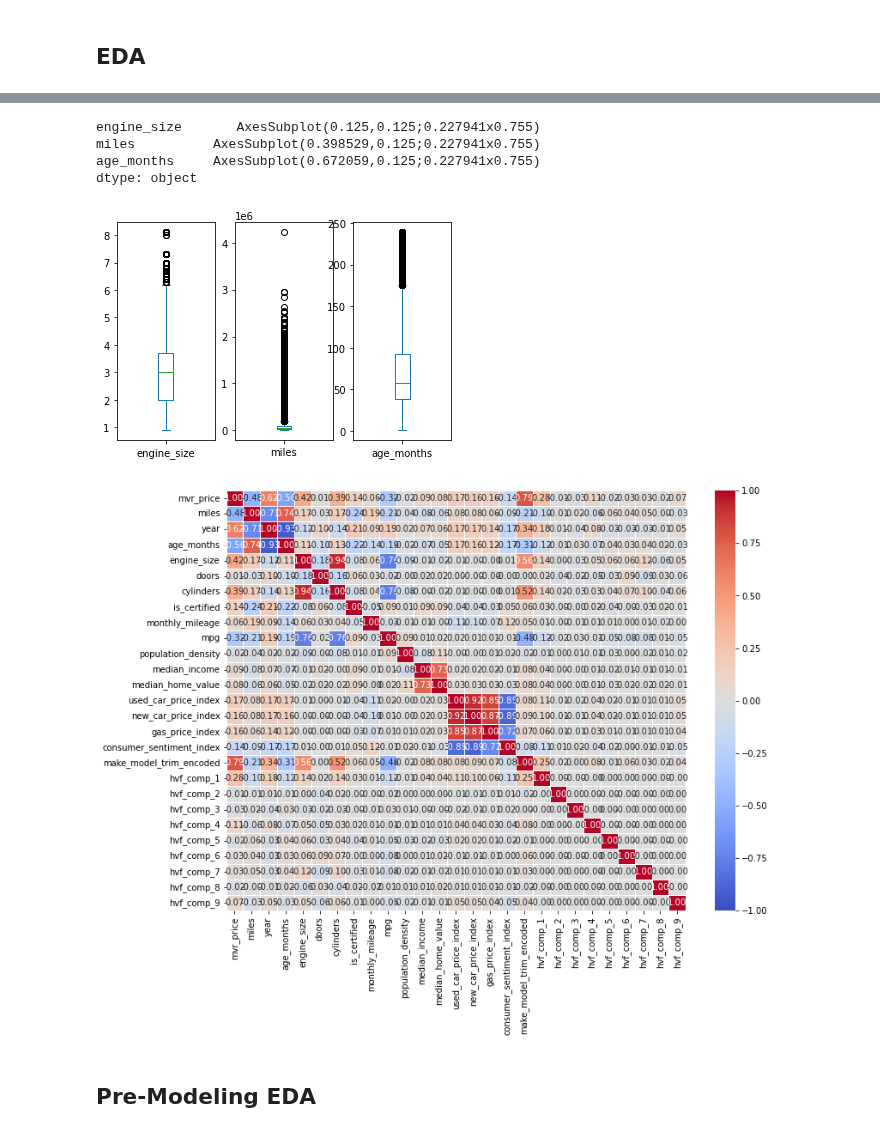
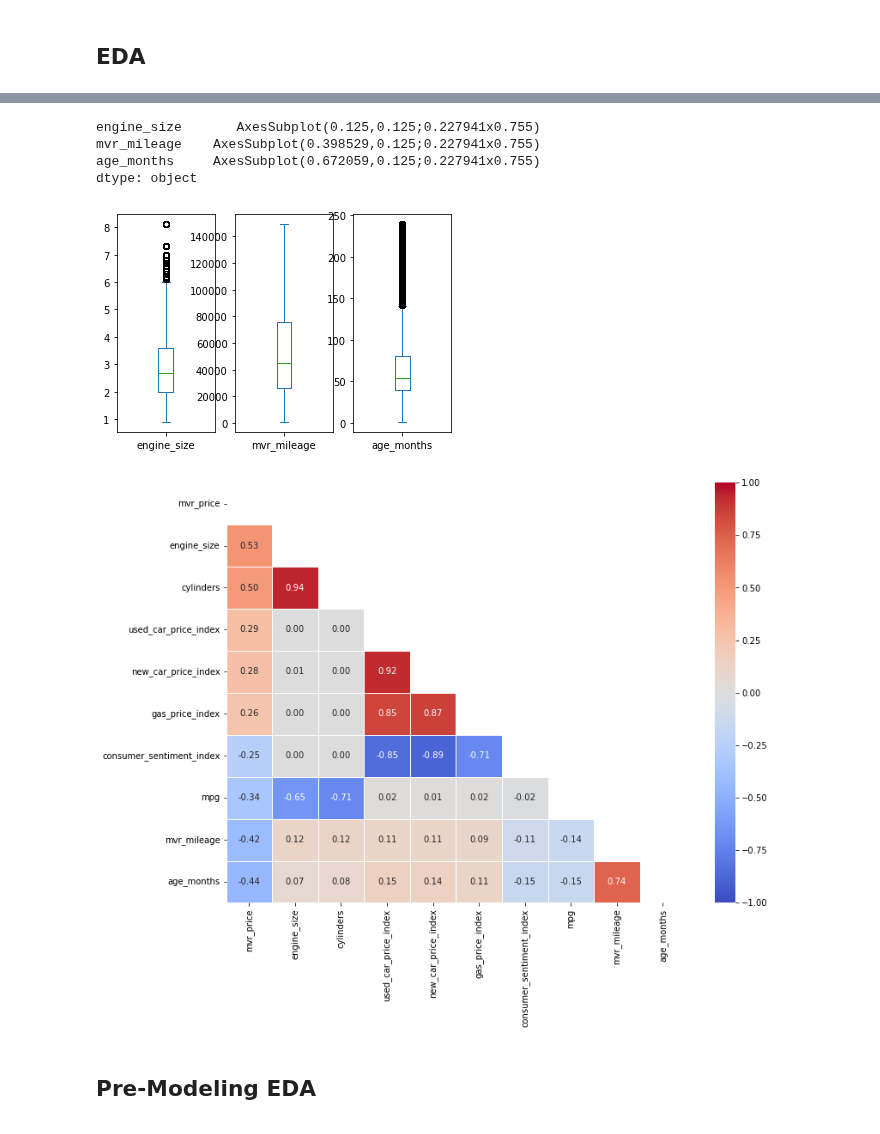
Before and after one commit to sheacon/used_car_pricing, a Jupyter notebook: 1_modeling.ipynb, the cells around one changed output, grey strips where cells are left out. Saved outputs shown, nothing was run; the diff lists cells and outputs as text; code cells hidden in the pictures.

```diff
--- a/1_modeling.ipynb
+++ b/1_modeling.ipynb
@@ -544,0 +810,4 @@ Columns: 46
+# %%
+train[hvf_cols] = train[hvf_cols].fillna(0)
+validate[hvf_cols] = validate[hvf_cols].fillna(0)
+test[hvf_cols] = test[hvf_cols].fillna(0)
@@ -599,8 +879,18 @@ test["is_certified"].fillna(0, inplace=True)
 train = train[~train["zip"].isna()]
 validate = validate[~validate["zip"].isna()]
 test = test[~test["zip"].isna()]
+# %%
+# body subtype missing
+train["is_certified"].fillna("None", inplace=True)
+validate["is_certified"].fillna("None", inplace=True)
+test["is_certified"].fillna("None", inplace=True)
 # %% [markdown]
 ### Impute Mode for Categoricals
+# %%
+# create for grouping
+train['make_model_trim'] = train['make'] + ' / ' + train['model'] + ' / ' + train['trim']
+validate['make_model_trim'] = validate['make'] + ' / ' + validate['model'] + ' / ' + validate['trim']
+test['make_model_trim'] = test['make'] + ' / ' + test['model'] + ' / ' + test['trim']
 # %%
 # categoricals
 categoricals = ["base_interior_color","base_exterior_color","engine_block"
@@ -622,6 +912,11 @@ for group in groups:
         train[num] = train.groupby(group)[num].transform(lambda x: x.fillna(x.median()))
         validate[num] = validate[group].map(train.groupby(group)[num].median())
         test[num] = test[group].map(train.groupby(group)[num].median())
+# %%
+# remove grouping
+train = train.drop(columns='make_model_trim')
+validate = validate.drop(columns='make_model_trim')
+test = test.drop(columns='make_model_trim')
 # %% [markdown]
 ### Impute Median for Zip Features
 # %%
@@ -697,36 +998,50 @@ Name: mvr_price, dtype: float64
 # boxplots of numeric variables
 train[[
  'engine_size',
- 'miles',
+ 'mvr_mileage',
  'age_months']].plot(kind='box', subplots=True, layout=(1,3), sharex=False, sharey=False)
 # %% [output]
 engine_size       AxesSubplot(0.125,0.125;0.227941x0.755)
-miles          AxesSubplot(0.398529,0.125;0.227941x0.755)
+mvr_mileage    AxesSubplot(0.398529,0.125;0.227941x0.755)
 age_months     AxesSubplot(0.672059,0.125;0.227941x0.755)
 dtype: object
-[figure, old version]
+[figure, new version]
 # %%
 import seaborn as sns
 import matplotlib.pyplot as plt
 
-corr_matrix = train.corr()
+corr_graph = ['mvr_price',
+ 'engine_size',
+ 'cylinders',
+ 'used_car_price_index',
+ 'new_car_price_index',
+ 'gas_price_index',
+ 'consumer_sentiment_index',
+ 'mpg',
+ 'mvr_mileage',
+ 'age_months']
+
+corr_matrix = train[corr_graph].corr(numeric_only=True)
+
+mask = np.triu(np.ones_like(corr_matrix, dtype=bool))
 
 plt.figure(figsize=(12, 9))
 
 sns.heatmap(
     corr_matrix,
+    mask=mask,        # Mask the upper triangle of the correlation matrix
     annot=True,       # Display the correlation coefficients
     fmt=".2f",        # Format the correlation coefficients to 2 decimal places
     cmap="coolwarm",  # Choose a color palette for the heatmap
     vmin=-1,          # Set the minimum value for the color scale
     vmax=1,           # Set the maximum value for the color scale
     linewidths=.5,    # Add a small space between the cells for better readability
 )
 
 # Display the heatmap
 plt.show()
 # %% [output]
-[figure, old version]
+[figure, new version]
 # %% [markdown]
 ## Pre-Modeling EDA
 # %%
```
Also changed, not shown: parts of 197 cells of this notebook.
